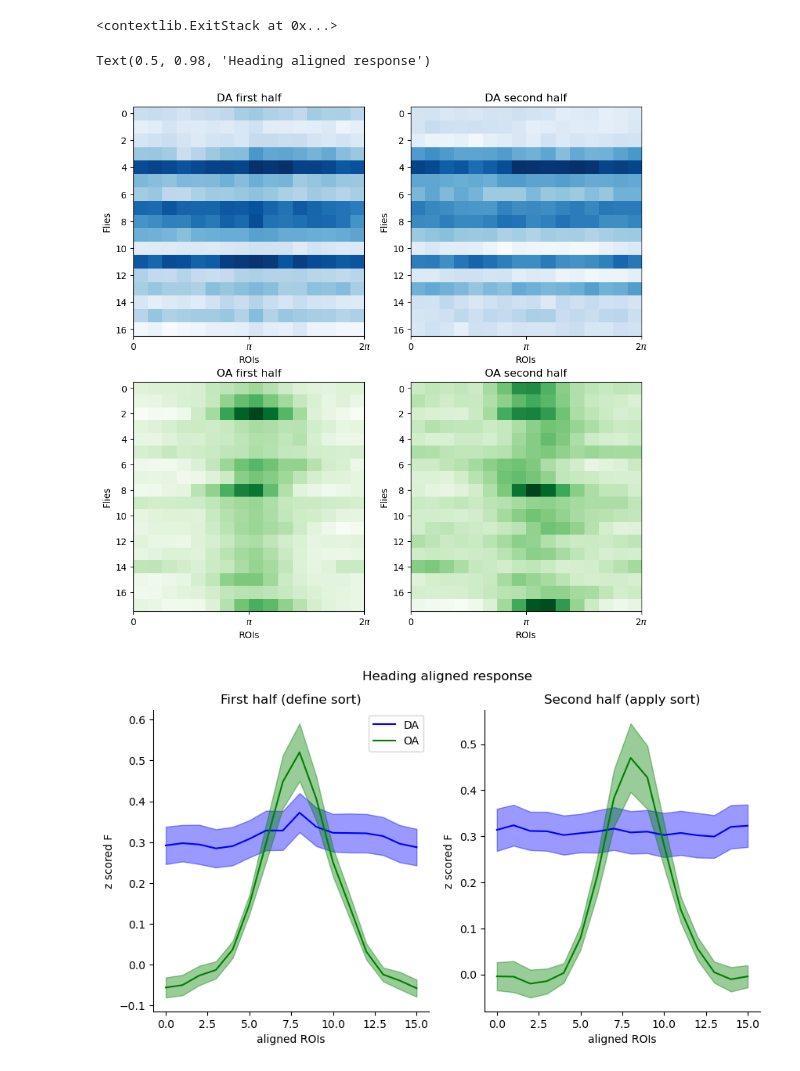
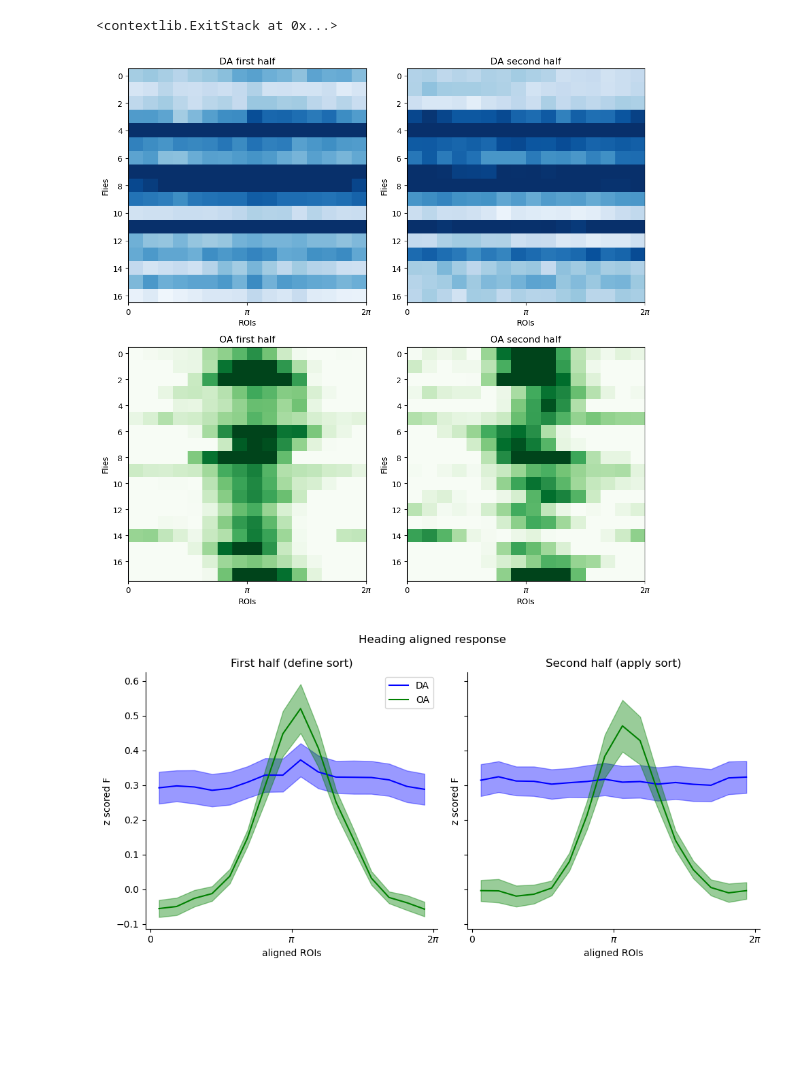
Before and after one commit to yfisher-lab/NeuromodPlasticity, a Jupyter notebook: NeuromodPlasticity/figures/GRAB_imaging/GRABDA_GRABOA.ipynb, the cells around one changed output. Saved outputs shown, nothing was run; the diff lists cells and outputs as text; code cells hidden in the pictures; blank space fills up the shorter version.

Commit message:
update plots

```diff
--- a/NeuromodPlasticity/figures/GRAB_imaging/GRABDA_GRABOA.ipynb
+++ b/NeuromodPlasticity/figures/GRAB_imaging/GRABDA_GRABOA.ipynb
@@ -276,7 +273,7 @@ for _, row in grabda_sess.sess_df.iterrows():
     fig_heatmaps = nmp.grab_sensors.plot_sess_heatmaps(ts_dict, cmap='Blues')
     (fig_hist, ax_hist), (fig_polar, ax_polar) = nmp.grab_sensors.plot_sess_histograms(ts_dict, cmap='Blues')
 
-    fly_folder = session_folder / f"fly{row['fly_id']}"
+    fly_folder = session_folder / row['fly_id'] / row['session']
     fly_folder.mkdir(exist_ok=True, parents=True)
 
     fig_heatmaps.savefig(fly_folder / "heatmaps.pdf", format='pdf', bbox_inches='tight')
@@ -298,7 +295,7 @@ for _, row in graboa_sess.sess_df.iterrows():
     fig_heatmaps = nmp.grab_sensors.plot_sess_heatmaps(ts_dict, cmap='Greens')
     (fig_hist, ax_hist), (fig_polar, ax_polar) = nmp.grab_sensors.plot_sess_histograms(ts_dict, cmap='Greens')
 
-    fly_folder = session_folder / f"fly{row['fly_id']}"
+    fly_folder = session_folder / row['fly_id'] / row['session']
     fly_folder.mkdir(exist_ok=True, parents=True)
 
     fig_heatmaps.savefig(fly_folder / "heatmaps.pdf", format='pdf', bbox_inches='tight')
@@ -314,14 +311,17 @@ plt.ion()
 # %% [output]
 <contextlib.ExitStack at 0x...>
 # %%
-def align_peaks_split_halves(sess_cls):
+def align_peaks_split_halves(sess_cls, rot_speed_mask=True):
     first_half_aligned, second_half_aligned = [], []
     for _, row in sess_cls.sess_df.iterrows():
         if row['closed_loop']>0:
             ts = nmp.session.GetTS(sess_cls.load_row(row))
 
-            dh_mask = np.abs(ts.dh)>.5
-            dff_h_aligned = ts.dff_h_aligned[:,dh_mask]
+            if rot_speed_mask:
+                dh_mask = np.abs(ts.dh)>.5
+                dff_h_aligned = ts.dff_h_aligned[:,dh_mask]
+            else:
+                dff_h_aligned = ts.dff_h_aligned
 
             n = dff_h_aligned.shape[1]
             split = n//2
@@ -345,10 +345,10 @@ da_first_half, da_second_half = align_peaks_split_halves(grabda_sess)
 
 
 fig, ax = plt.subplots(2,2, figsize=[10,10])
-ax[0,0].imshow(da_first_half, aspect='auto', cmap='Blues')
-ax[0,1].imshow(da_second_half, aspect='auto', cmap='Blues')
-ax[1,0].imshow(oa_first_half, aspect='auto', cmap='Greens')
-ax[1,1].imshow(oa_second_half, aspect='auto', cmap='Greens')
+ax[0,0].imshow(da_first_half, aspect='auto', cmap='Blues', vmin=0, vmax=.5)
+ax[0,1].imshow(da_second_half, aspect='auto', cmap='Blues', vmin=0, vmax=.5)
+ax[1,0].imshow(oa_first_half, aspect='auto', cmap='Greens', vmin=0, vmax=.5)
+ax[1,1].imshow(oa_second_half, aspect='auto', cmap='Greens', vmin=0, vmax=.5)
 
 
 ax[0,0].set_title('DA first half')
@@ -361,37 +361,43 @@ for a in ax.flatten():
     a.set_xticks([-0.5,7.5,15.5], labels=[r'0', r'$\pi$', r'$2\pi$'])
     # a.set_yticks([])
 
-fig, ax = plt.subplots(1,2, figsize=[10,5])
+fig.tight_layout()
+fig.savefig(common_fig_folder / 'heading_aligned_heatmaps.pdf', format='pdf', bbox_inches='tight')
+
+fig, ax = plt.subplots(1,2, figsize=[10,5], sharey=True, sharex=True)
 
 mu, sem = da_first_half.mean(axis=0), sp.stats.sem(da_first_half, axis=0, nan_policy='omit')
 ax[0].plot(mu, color='blue', label='DA')
 ax[0].fill_between(np.arange(mu.shape[0]), mu-sem, mu+sem, color='blue', alpha=.4)
 
 mu, sem = da_second_half.mean(axis=0), sp.stats.sem(da_second_half, axis=0, nan_policy='omit')
 ax[1].plot(mu, color='blue')
 ax[1].fill_between(np.arange(mu.shape[0]), mu-sem, mu+sem, color='blue', alpha=.4)
 
 mu, sem = oa_first_half.mean(axis=0), sp.stats.sem(oa_first_half, axis=0, nan_policy='omit')
 ax[0].plot(mu, color='green', label='OA')
 ax[0].fill_between(np.arange(mu.shape[0]), mu-sem, mu+sem, color='green', alpha=.4)
 
 ax[0].legend()
 
 mu, sem = oa_second_half.mean(axis=0), sp.stats.sem(oa_second_half, axis=0, nan_policy='omit')
 ax[1].plot(mu, color='green')
 ax[1].fill_between(np.arange(mu.shape[0]), mu-sem, mu+sem, color='green', alpha=.4)
 
 ax[0].set_title('First half (define sort)')
 ax[1].set_title('Second half (apply sort)')
 fig.suptitle('Heading aligned response')
 
 for a in ax:
     a.set_xlabel('aligned ROIs')
     a.set_ylabel('z scored F')
     a.spines['top'].set_visible(False)
     a.spines['right'].set_visible(False)
+    a.set_xticks([-0.5,7.5,15.5], labels=[r'0', r'$\pi$', r'$2\pi$'])
 fig.suptitle('Heading aligned response')
+
+fig.tight_layout()
+fig.savefig(common_fig_folder / 'heading_aligned_average.pdf', format='pdf', bbox_inches='tight')
 # %% [output]
-Text(0.5, 0.98, 'Heading aligned response')
-[figure, old version]
+[figure, new version]
-[figure, old version]
+[figure, new version]
```
Also changed, not shown: parts of 1 cell of this notebook.
